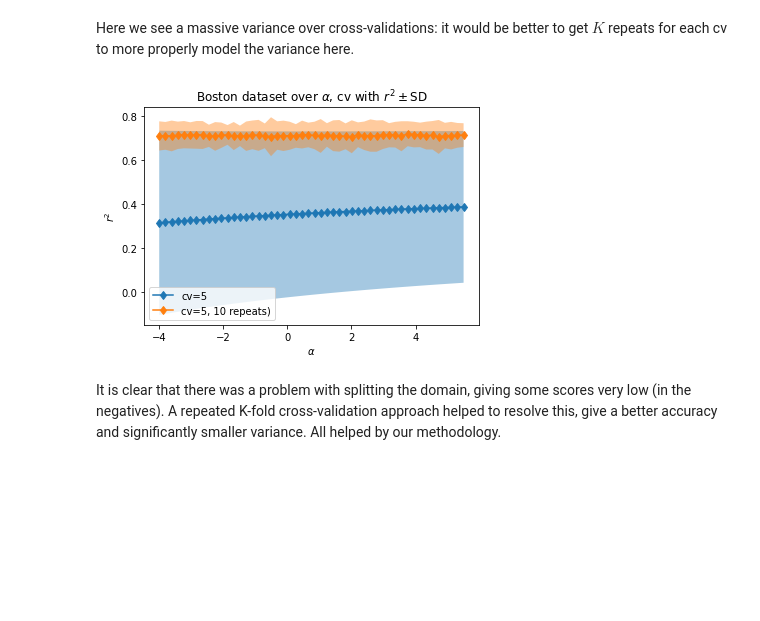
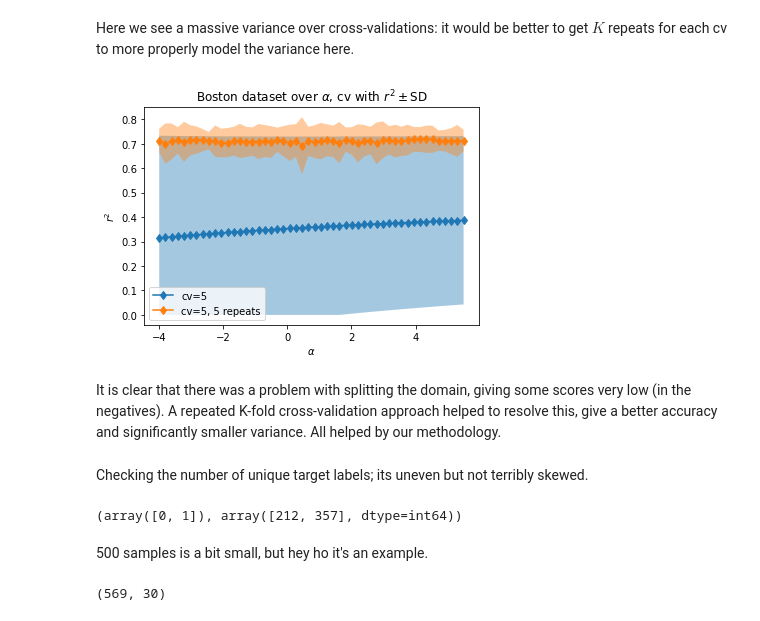
Before and after one commit to gregparkes/gitermap, a Jupyter notebook: example2.ipynb, the cells around one changed output. Drawn from its saved outputs; the diff is of its cells as text; code cells hidden in the pictures; blank space fills up the shorter version.

```diff
--- a/example2.ipynb
+++ b/example2.ipynb
@@ -26,7 +27,7 @@ dict_keys(['data', 'target', 'feature_names', 'DESCR', 'filename'])
 # %% [markdown]
 Constructing a function that computes the test scores across multiple cross validations, for a given alpha.
 # %%
-def compute_test_score(alpha, X, y, cv):
+def compute_test_score(alpha, cv, X, y):
     # preprocess X, y
     X_new = scale(X)
     return cross_val_score(Ridge(alpha), X_new, y, cv=cv, scoring="r2")
@@ -91,27 +103,27 @@ Here we see a massive variance over cross-validations: it would be better to get
 # %%
 from sklearn.model_selection import RepeatedKFold
 # %%
-with MapContext(verbose=1) as ctx3:
-    alpha3 = ctx3.compute(compute_test_score2, it.product(a_samples, [5, RepeatedKFold()]),
+with MapContext(n_jobs=-1) as ctx3:
+    alpha3 = ctx3.compute_prod(compute_test_score, a_samples, [5, RepeatedKFold(n_splits=5, n_repeats=5)],
                           X=boston.data, y=boston.target)
 # %%
 a31_mean = np.vstack(alpha3[::2]).mean(1)
 a31_sd = np.vstack(alpha3[::2]).std(1)
 a32_mean = np.vstack(alpha3[1::2]).mean(1)
 a32_sd = np.vstack(alpha3[1::2]).std(1)
 
 plt.plot(a_samples, a31_mean, 'd-', label="cv=5")
 plt.fill_between(a_samples, np.clip(a31_mean + a31_sd, 0, 1),
-                 a31_mean - a31_sd, alpha=.4)
-plt.plot(a_samples, a32_mean, 'd-', label="cv=5, 10 repeats)")
+                 np.clip(a31_mean - a31_sd, 0, 1), alpha=.4)
+plt.plot(a_samples, a32_mean, 'd-', label="cv=5, 5 repeats")
 plt.fill_between(a_samples, np.clip(a32_mean + a32_sd, 0, 1),
-                 a32_mean - a32_sd, alpha=.4)
+                 np.clip(a32_mean - a32_sd, 0, 1), alpha=.4)
 plt.xlabel(r"$\alpha$")
 plt.ylabel(r"$r^2$")
 plt.title(r"Boston dataset over $\alpha$, cv with $r^2 \pm$SD")
 plt.legend()
 plt.show()
 # %% [output]
-[figure, old version]
+[figure, new version]
 # %% [markdown]
 It is clear that there was a problem with splitting the domain, giving some scores very low (in the negatives). A repeated K-fold cross-validation approach helped to resolve this, give a better accuracy and significantly smaller variance. All helped by our methodology.
@@ -117,0 +134,12 @@ It is clear that there was a problem with splitting the domain, giving some scor
+# %% [markdown]
+Checking the number of unique target labels; its uneven but not terribly skewed.
+# %%
+np.unique(bc.target, return_counts=True)
+# %% [output]
+(array([0, 1]), array([212, 357], dtype=int64))
+# %% [markdown]
+500 samples is a bit small, but hey ho it's an example.
+# %%
+bc.data.shape
+# %% [output]
+(569, 30)
```
Also changed, not shown: parts of 22 cells of this notebook, 10 other files.
